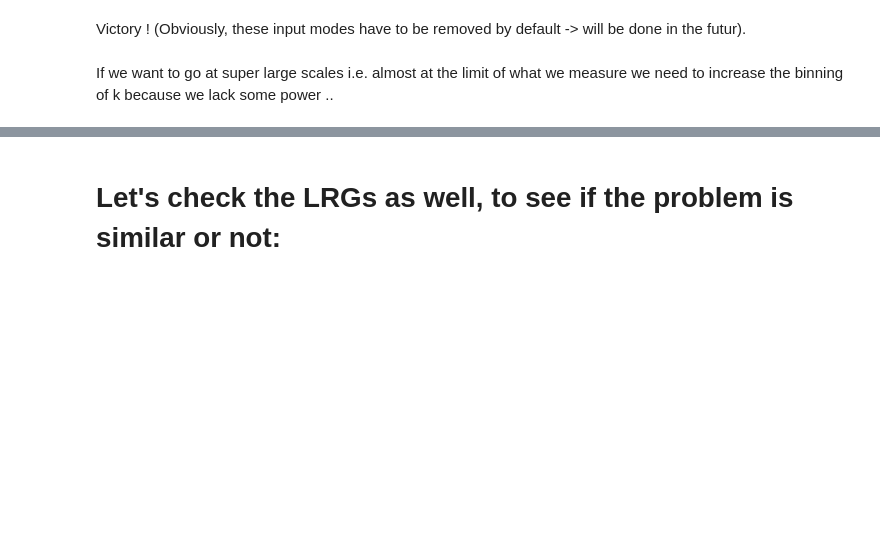
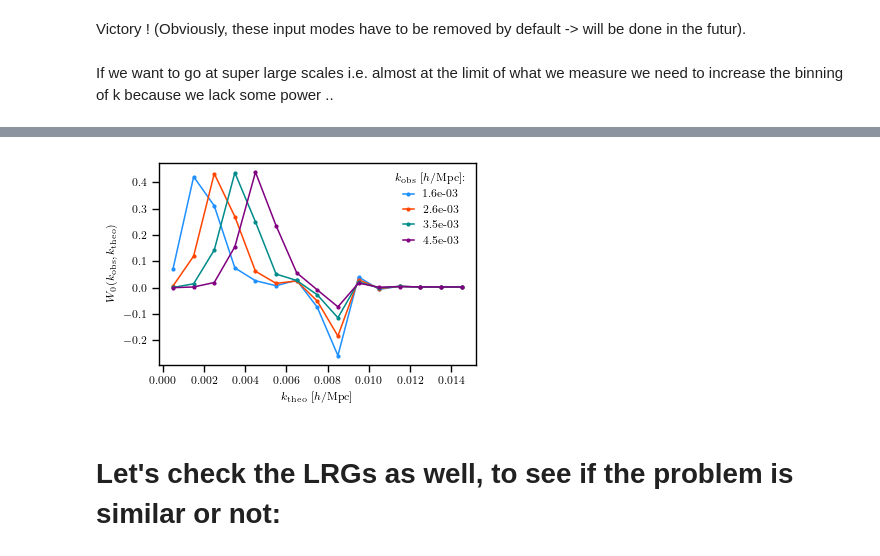
Before and after one commit to Jiaxi-Yu/desi-clustering, a Jupyter notebook: local_png/validation_window.ipynb, the cells around one changed output, grey strips where cells are left out. Saved outputs shown, nothing was run; the diff lists cells and outputs as text; code cells hidden in the pictures; blank space fills up the shorter version.

```diff
--- a/local_png/validation_window.ipynb
+++ b/local_png/validation_window.ipynb
@@ -271,3 +272,24 @@ plt.show()
+# %%
+test = window_ini.at.theory.select(k=(1e-4,0.015))
+
+
+
+ktheo = test.theory.get(0).k
+
+kobs = test.observable.get(0).k
+
+plt.figure(figsize=(4, 2.7))
+for i in range(4):
+    plt.plot(test.theory.get(0).k, test.value()[i,:ktheo.size], marker='.', label=f"{kobs[i]:2.1e}")
+
+plt.xlabel(r'$k_{\rm theo}$ [$h$/Mpc]')
+plt.ylabel(r'$W_0(k_{\rm obs}, k_{\rm theo})$')
+plt.legend(title=r'$k_{\rm obs}$ [$h$/Mpc]:')
+plt.tight_layout()
+plt.savefig('fig/validation_window_5.png', dpi=400)
+plt.show()
+# %% [output]
+[figure, added]
 # %% [markdown]
 # Let's check the LRGs as well, to see if the problem is similar or not:
 # %%
```
Also changed, not shown: parts of 1 cell of this notebook, 4 other files.
